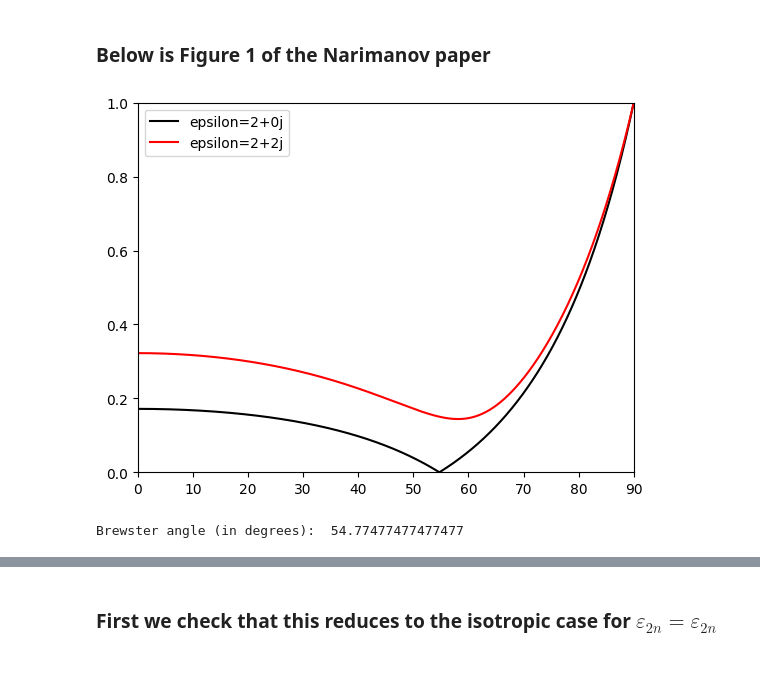
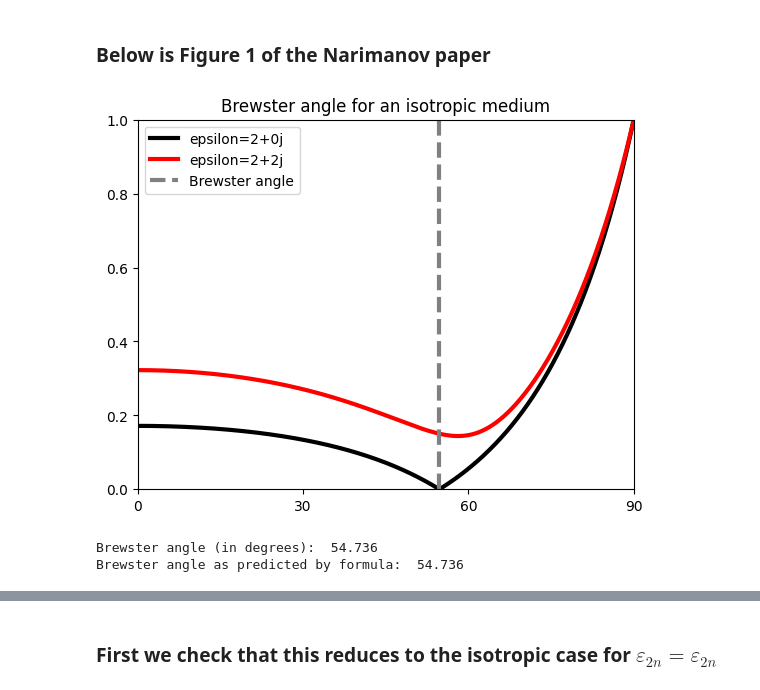
Before and after one commit to AliGhorashiCMT/Coherent-Perfect-Absorption, a Jupyter notebook: thin films/nonlocal_anistropic_brewster.ipynb, the cells around one changed output, grey strips where cells are left out. Saved outputs shown, nothing was run; the diff lists cells and outputs as text; code cells hidden in the pictures.

```diff
--- a/thin films/nonlocal_anistropic_brewster.ipynb
+++ b/thin films/nonlocal_anistropic_brewster.ipynb
@@ -115,25 +115,31 @@ def r_p(epsilon, theta):
     denominator = epsilon*cos(theta)+sqrt(epsilon-sin(theta)**2)
     return np.abs(numerator/denominator)
 # %%
-N = 1000
+N = 100000
 angles = np.linspace(0, 90, N)
 r_p_v_no_loss = r_p(2, angles*pi/180)
 r_p_v_with_loss = r_p(2+2j, angles*pi/180)
+brewster_angle = angles[np.argmin(r_p_v_no_loss)]
 # %% [markdown]
 ### Below is Figure 1 of the Narimanov paper
 # %%
-plt.plot(angles, r_p_v_no_loss, color="black", label="epsilon=2+0j")
-plt.plot(angles, r_p_v_with_loss, color="red", label="epsilon=2+2j")
+plt.plot(angles, r_p_v_no_loss, color="black", label="epsilon=2+0j", linewidth=3)
+plt.plot(angles, r_p_v_with_loss, color="red", label="epsilon=2+2j", linewidth=3)
+plt.vlines([brewster_angle], 0, 1, color="Grey", linestyle="dashed", linewidth=3, label="Brewster angle")
 plt.ylim(0, 1)
 plt.xlim(0, 90)
+plt.yticks(linspace(0, 1, 6))
+plt.xticks(linspace(0, 90, 4))
 plt.legend();
+plt.title("Brewster angle for an isotropic medium");
 # %% [output]
-[figure, old version]
+[figure, new version]
 # %%
-brewster_angle = angles[np.argmin(r_p_v_no_loss)]
-print("Brewster angle (in degrees): ", brewster_angle)
+print("Brewster angle (in degrees): ", brewster_angle.round(3))
+print("Brewster angle as predicted by formula: ", (atan(sqrt(2))*180/pi).round(3))
 # %% [output]
-Brewster angle (in degrees):  54.77477477477477
+Brewster angle (in degrees):  54.736
+Brewster angle as predicted by formula:  54.736
 # %% [markdown]
 ### Now we move on to anisotropic materials. In this case, the absolute value of the reflection coefficient is given by the following (again, in the notation of the Narimanov paper):
 
```
Also changed, not shown: parts of 23 cells of this notebook.
